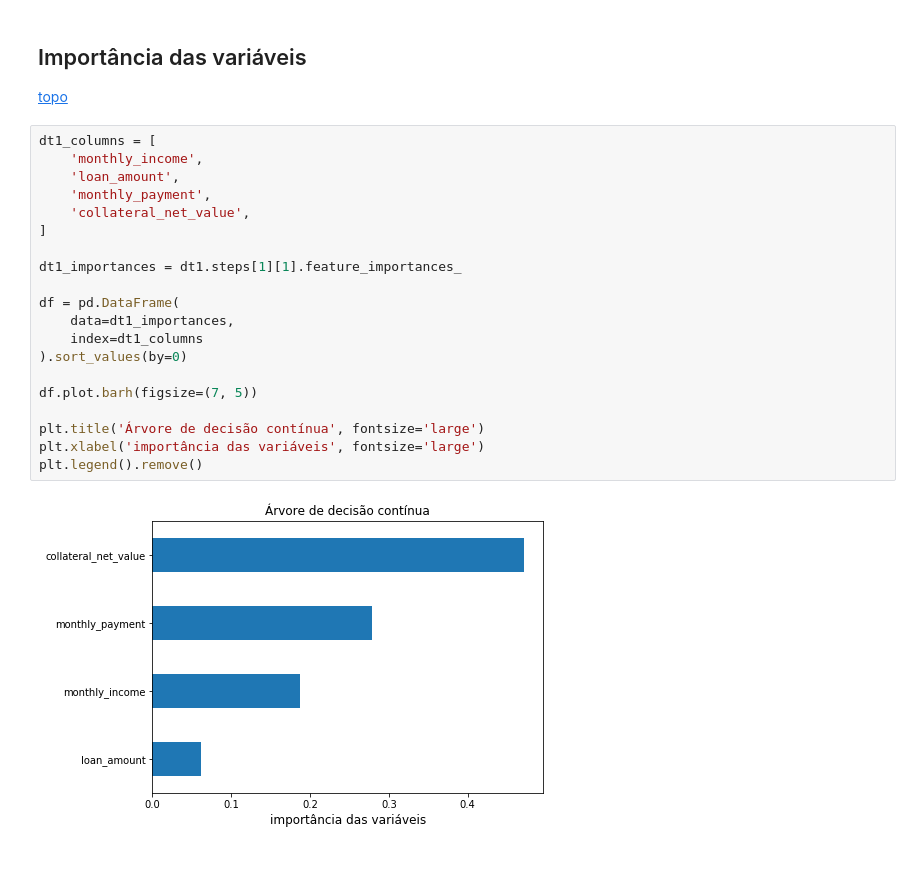
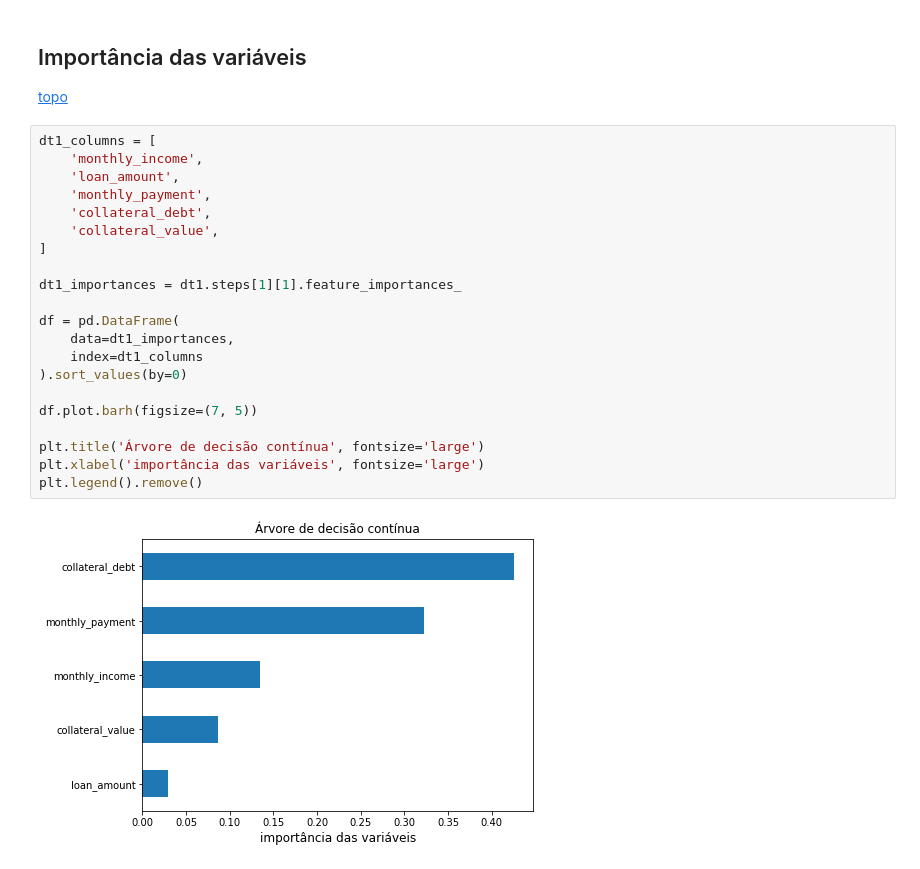
Before and after one commit to jruizvar/creditas, a Jupyter notebook: notebook/modelo_de_prioridade_clientes.ipynb, the cells around one changed output. Cells and saved outputs as stored; diff of their text form.

```diff
--- a/notebook/modelo_de_prioridade_clientes.ipynb
+++ b/notebook/modelo_de_prioridade_clientes.ipynb
@@ -256,25 +256,26 @@ plot_roc(y_valid, bnb_score_valid, label='Bernoulli Naive Bayes', ax=ax);
 # %%
 dt1_columns = [
     'monthly_income',
     'loan_amount',
     'monthly_payment',
-    'collateral_net_value',
+    'collateral_debt',
+    'collateral_value',
 ]
 
 dt1_importances = dt1.steps[1][1].feature_importances_
 
 df = pd.DataFrame(
     data=dt1_importances,
     index=dt1_columns
 ).sort_values(by=0)
 
 df.plot.barh(figsize=(7, 5))
 
 plt.title('Árvore de decisão contínua', fontsize='large')
 plt.xlabel('importância das variáveis', fontsize='large')
 plt.legend().remove()
 # %% [output]
-[figure, old version]
+[figure, new version]
 # %%
 dt2_columns = [
     'id',
```
Also changed, not shown: parts of 9 cells of this notebook, 6 other files.
